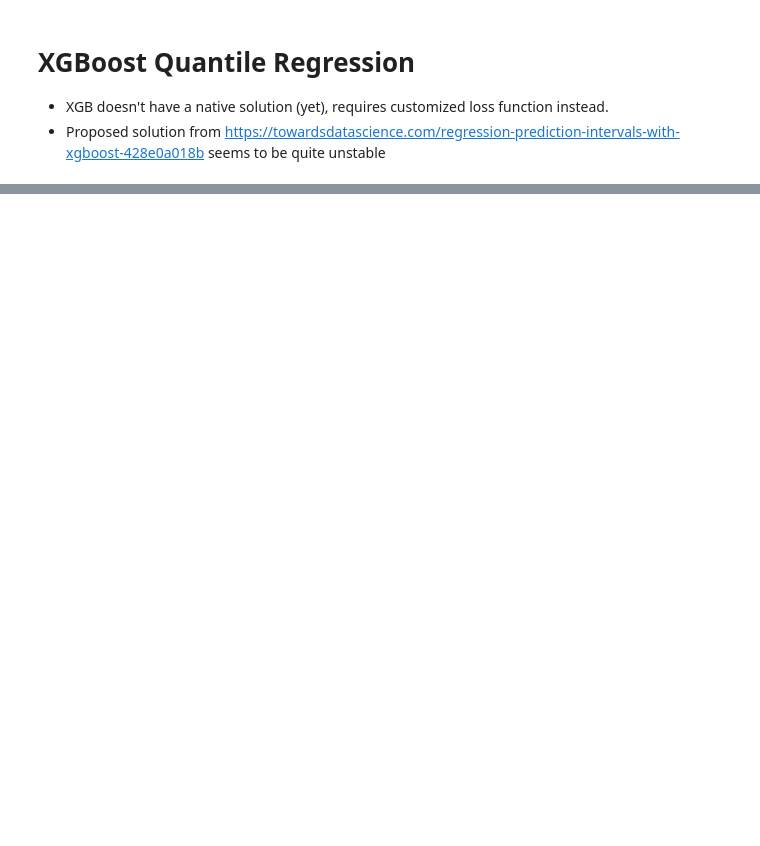
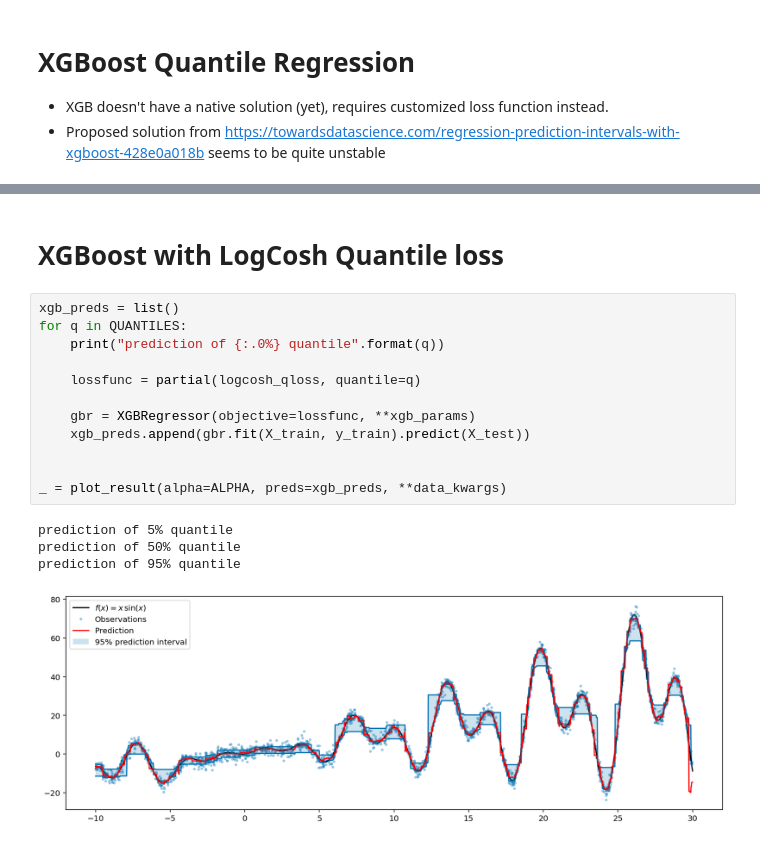
Before and after one commit to WeinbergMalte/notebooks, a Jupyter notebook: python/notebooks/confidence.ipynb, the cells around one changed output, grey strips where cells are left out. Drawn from its saved outputs; the diff is of its cells as text; blank space fills up the shorter version.

```diff
--- a/python/notebooks/confidence.ipynb
+++ b/python/notebooks/confidence.ipynb
@@ -345,0 +415,19 @@ prediction of 95% quantile
+# %% [markdown]
+# XGBoost with LogCosh Quantile loss
+# %%
+xgb_preds = list()
+for q in QUANTILES:
+    print("prediction of {:.0%} quantile".format(q))
+
+    lossfunc = partial(logcosh_qloss, quantile=q)
+
+    gbr = XGBRegressor(objective=lossfunc, **xgb_params)
+    xgb_preds.append(gbr.fit(X_train, y_train).predict(X_test))
+
+
+_ = plot_result(alpha=ALPHA, preds=xgb_preds, **data_kwargs)
+# %% [output]
+prediction of 5% quantile
+prediction of 50% quantile
+prediction of 95% quantile
+[figure, added]
```
Also changed, not shown: parts of 7 cells of this notebook, 1 other file.
